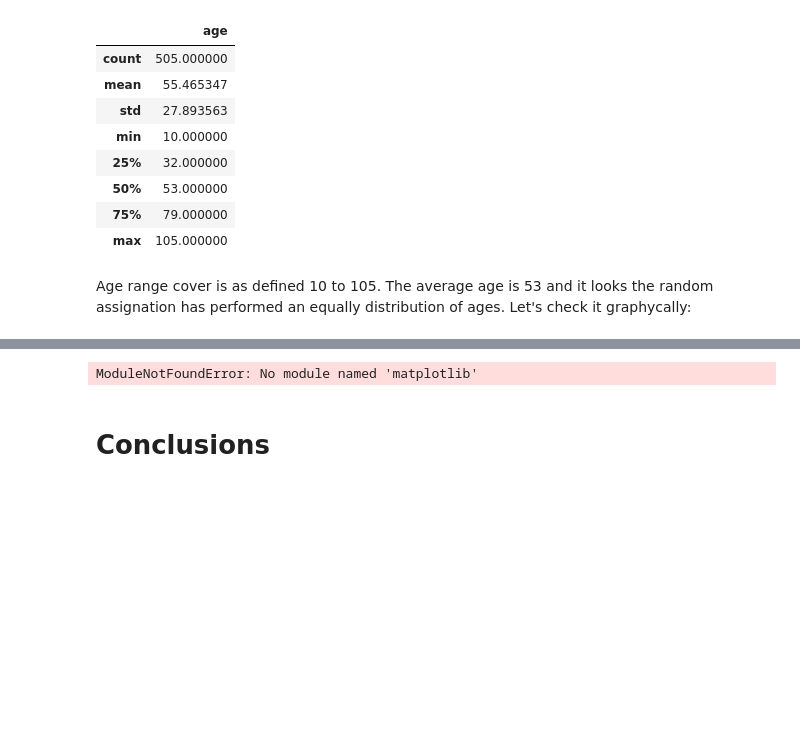
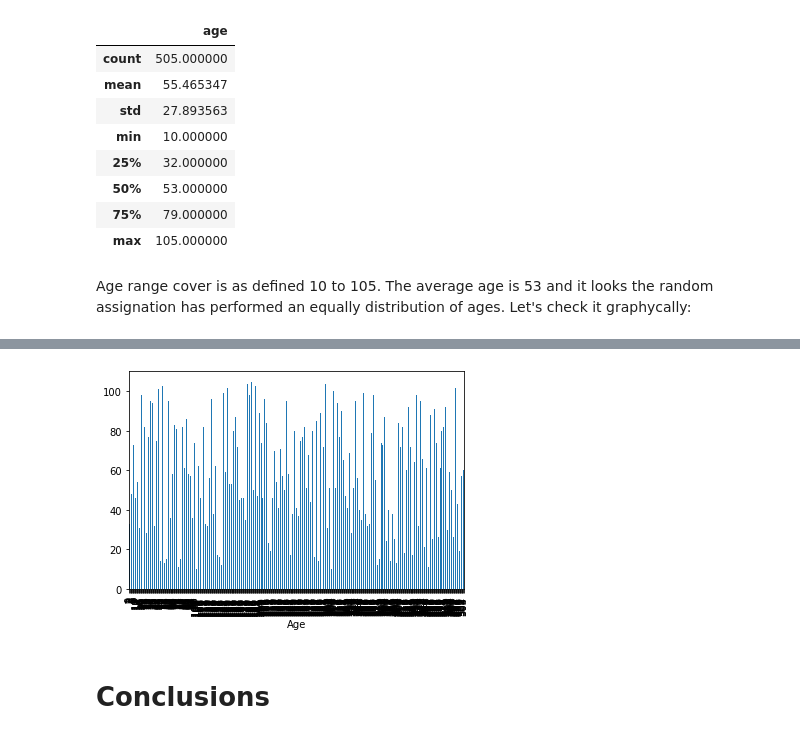
Before and after one commit to MarkusHumetus/Bases_de_dades_NoSQL, a Jupyter notebook: S14_T01_Bases de dades no relacionals.ipynb, the cells around one changed output, grey strips where cells are left out. Saved outputs shown, nothing was run; the diff lists cells and outputs as text; code cells hidden in the pictures; blank space fills up the shorter version.

Commit message:
matplotlib installed

```diff
--- a/S14_T01_Bases de dades no relacionals.ipynb
+++ b/S14_T01_Bases de dades no relacionals.ipynb
@@ -276,8 +276,9 @@ ModuleNotFoundError: No module named 'matplotlib'
-# %%
-import matplotlib
-df_all.age.plot(kind='density')
-# %% [output]
-ModuleNotFoundError: No module named 'matplotlib'
+# %%
+dist_ages=df_all.age.plot(kind='bar')
+dist_ages.set_xlabel('Age')
+plt.show()
+# %% [output]
+[figure, added]
 # %%
 client.close()
 # %% [markdown]
```
Also changed, not shown: parts of 6 cells of this notebook.
